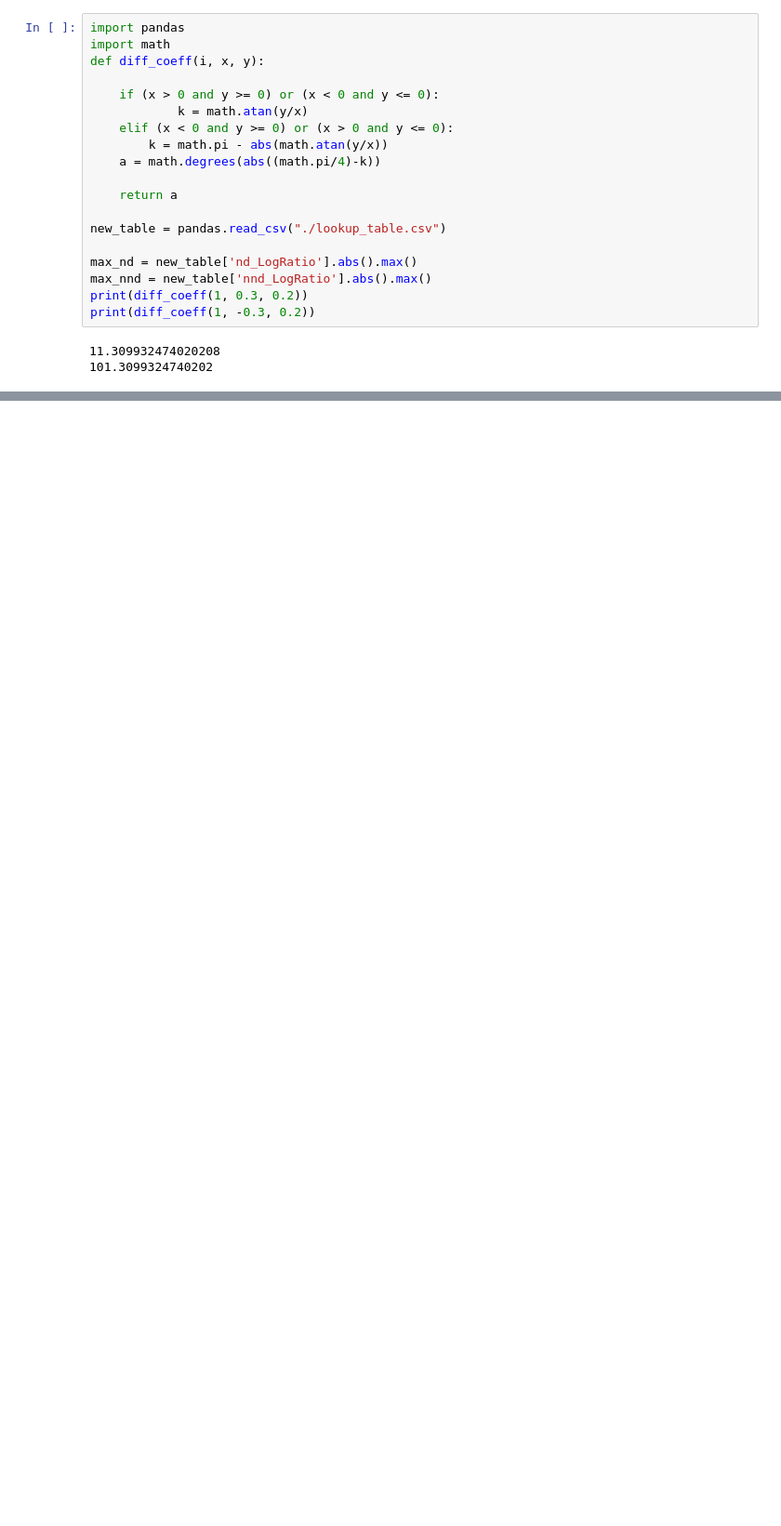
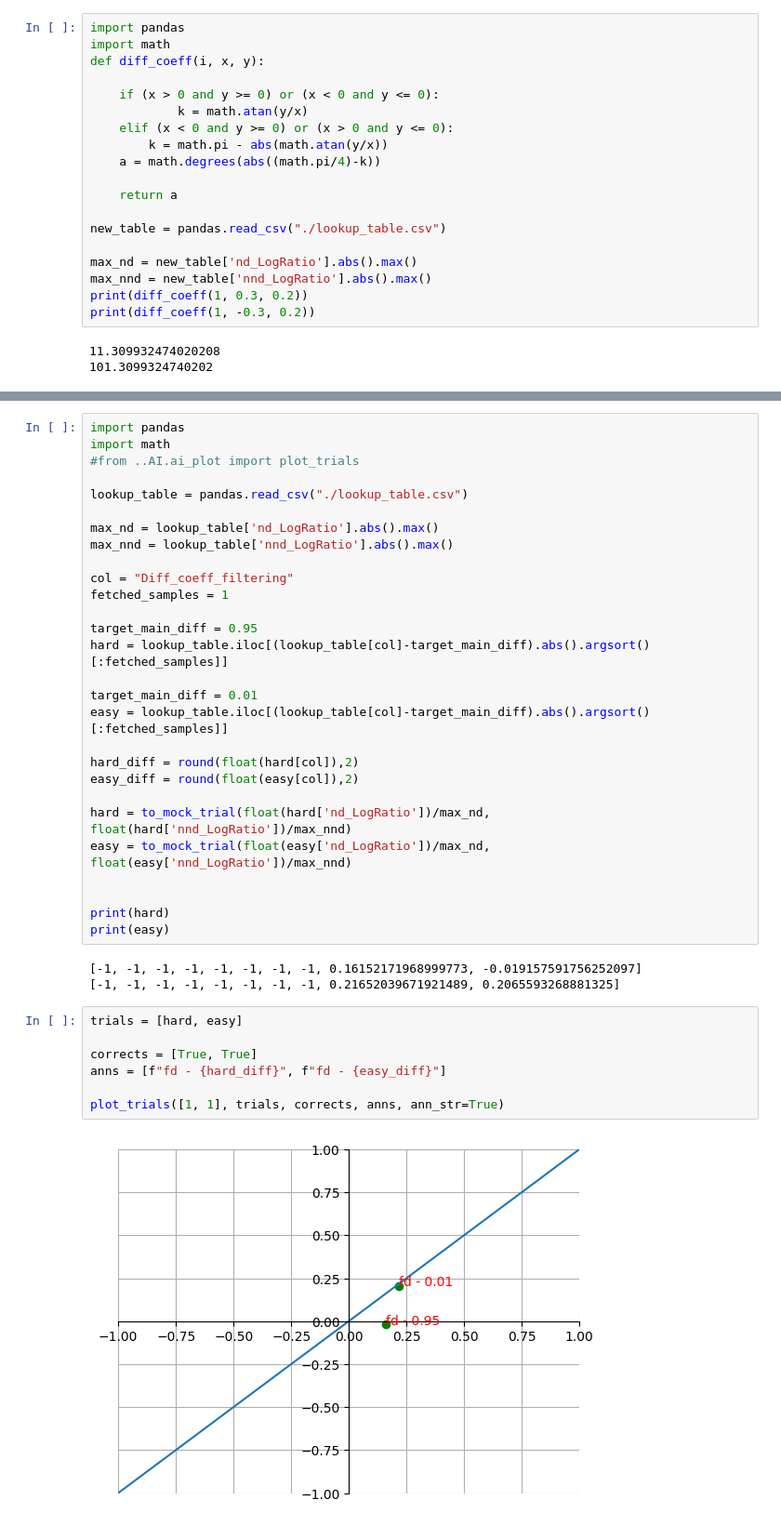
Before and after one commit to defeolab/Dyscalculia, a Jupyter notebook: python-server/server-master/Python/dataset/table_create.ipynb, the cells around one changed output, grey strips where cells are left out. Shown at 93% size. Saved outputs shown, nothing was run; the diff lists cells and outputs as text; blank space fills up the shorter version.

Commit message:
feat: some more plot options

```diff
--- a/python-server/server-master/Python/dataset/table_create.ipynb
+++ b/python-server/server-master/Python/dataset/table_create.ipynb
@@ -214,0 +273,40 @@ print(diff_coeff(1, -0.3, 0.2))
+# %%
+import pandas
+import math
+#from ..AI.ai_plot import plot_trials
+
+lookup_table = pandas.read_csv("./lookup_table.csv")
+
+max_nd = lookup_table['nd_LogRatio'].abs().max()
+max_nnd = lookup_table['nnd_LogRatio'].abs().max()
+
+col = "Diff_coeff_filtering"
+fetched_samples = 1
+
+target_main_diff = 0.95
+hard = lookup_table.iloc[(lookup_table[col]-target_main_diff).abs().argsort()[:fetched_samples]]
+
+target_main_diff = 0.01
+easy = lookup_table.iloc[(lookup_table[col]-target_main_diff).abs().argsort()[:fetched_samples]]
+
+hard_diff = round(float(hard[col]),2)
+easy_diff = round(float(easy[col]),2)
+
+hard = to_mock_trial(float(hard['nd_LogRatio'])/max_nd, float(hard['nnd_LogRatio'])/max_nnd)
+easy = to_mock_trial(float(easy['nd_LogRatio'])/max_nd, float(easy['nnd_LogRatio'])/max_nnd)
+
+
+print(hard)
+print(easy)
+# %% [output]
+[-1, -1, -1, -1, -1, -1, -1, -1, 0.16152171968999773, -0.019157591756252097]
+[-1, -1, -1, -1, -1, -1, -1, -1, 0.21652039671921489, 0.2065593268881325]
+# %%
+trials = [hard, easy]
+
+corrects = [True, True]
+anns = [f"fd - {hard_diff}", f"fd - {easy_diff}"]
+
+plot_trials([1, 1], trials, corrects, anns, ann_str=True)
+# %% [output]
+[figure, added]
```
Also changed, not shown: parts of 8 cells of this notebook, 4 other files.
